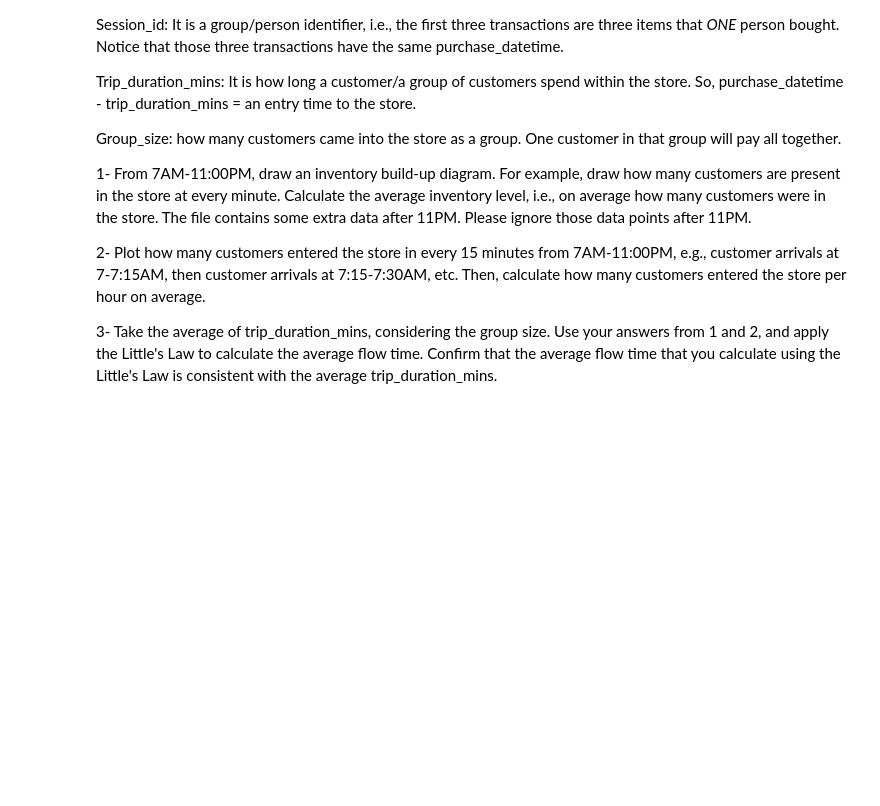
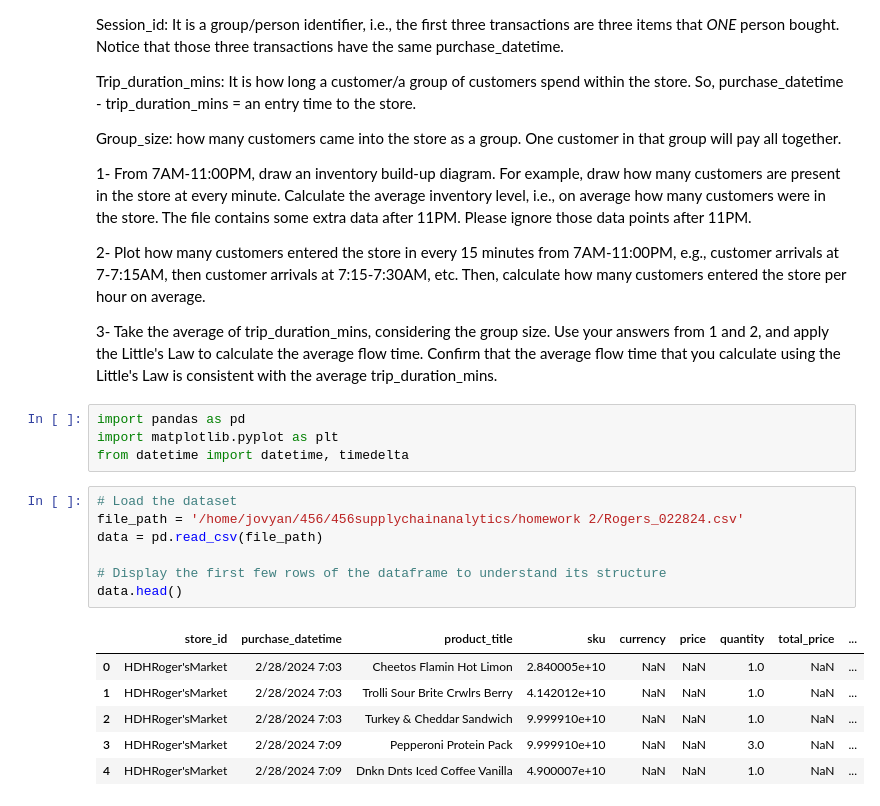
Before and after one commit to rsm-cds006/456supplychainanalytics, a Jupyter notebook: homework 2/homework2c.ipynb, the cells around one changed output. Cells and saved outputs as stored; diff of their text form; blank space fills up the shorter version.

```diff
--- a/homework 2/homework2c.ipynb
+++ b/homework 2/homework2c.ipynb
@@ -26,3 +26,21 @@ Group_size: how many customers came into the store as a group. One customer in t
 2- Plot how many customers entered the store in every 15 minutes from 7AM-11:00PM, e.g., customer arrivals at 7-7:15AM, then customer arrivals at 7:15-7:30AM, etc. Then, calculate how many customers entered the store per hour on average.
 
 3- Take the average of trip_duration_mins, considering the group size. Use your answers from 1 and 2, and apply the Little's Law to calculate the average flow time. Confirm that the average flow time that you calculate using the Little's Law is consistent with the average trip_duration_mins.
+# %%
+import pandas as pd
+import matplotlib.pyplot as plt
+from datetime import datetime, timedelta
+# %%
+# Load the dataset
+file_path = '/home/jovyan/456/456supplychainanalytics/homework 2/Rogers_022824.csv'
+data = pd.read_csv(file_path)
+
+# Display the first few rows of the dataframe to understand its structure
+data.head()
+# %% [output]
+|  | store_id | purchase_datetime | product_title | sku | currency | price | quantity | total_price | ... |
+| 0 | HDHRoger'sMarket | 2/28/2024 7:03 | Cheetos Flamin Hot Limon | 2.840005e+10 | NaN | NaN | 1.0 | NaN | ... |
+| 1 | HDHRoger'sMarket | 2/28/2024 7:03 | Trolli Sour Brite Crwlrs Berry | 4.142012e+10 | NaN | NaN | 1.0 | NaN | ... |
+| 2 | HDHRoger'sMarket | 2/28/2024 7:03 | Turkey & Cheddar Sandwich | 9.999910e+10 | NaN | NaN | 1.0 | NaN | ... |
+| 3 | HDHRoger'sMarket | 2/28/2024 7:09 | Pepperoni Protein Pack | 9.999910e+10 | NaN | NaN | 3.0 | NaN | ... |
+| 4 | HDHRoger'sMarket | 2/28/2024 7:09 | Dnkn Dnts Iced Coffee Vanilla | 4.900007e+10 | NaN | NaN | 1.0 | NaN | ... |
```
Also changed, not shown: parts of 3 cells of this notebook.
